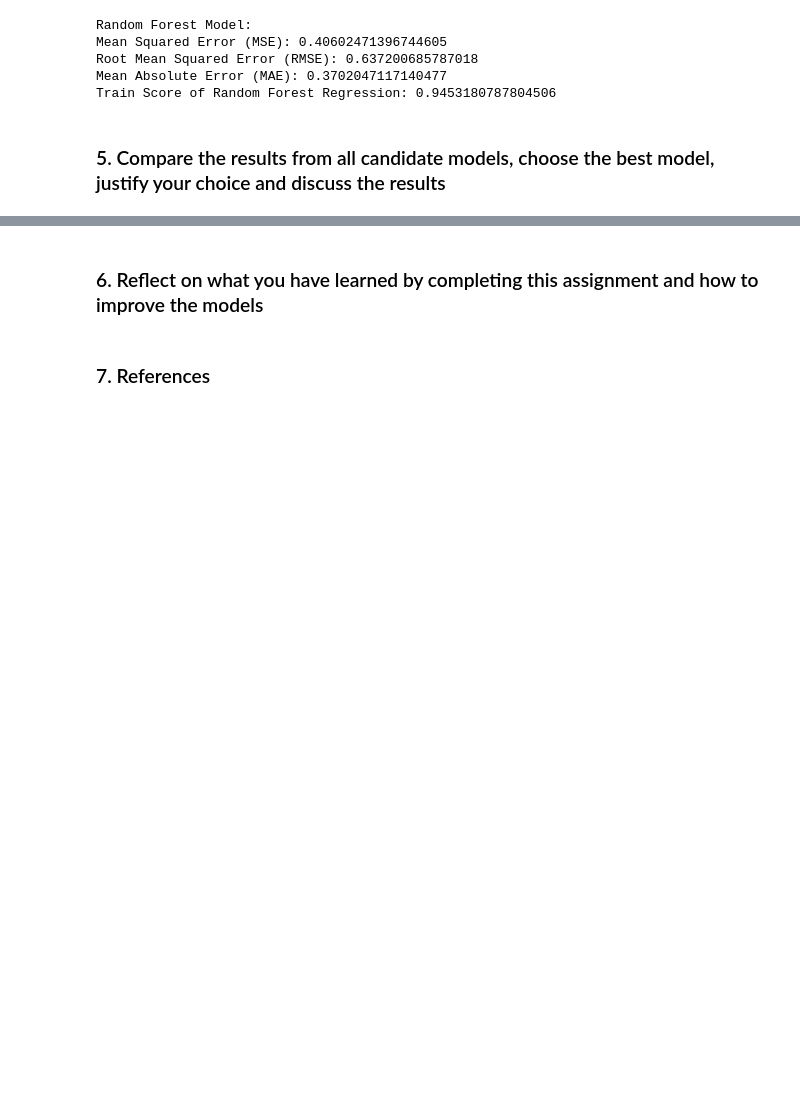
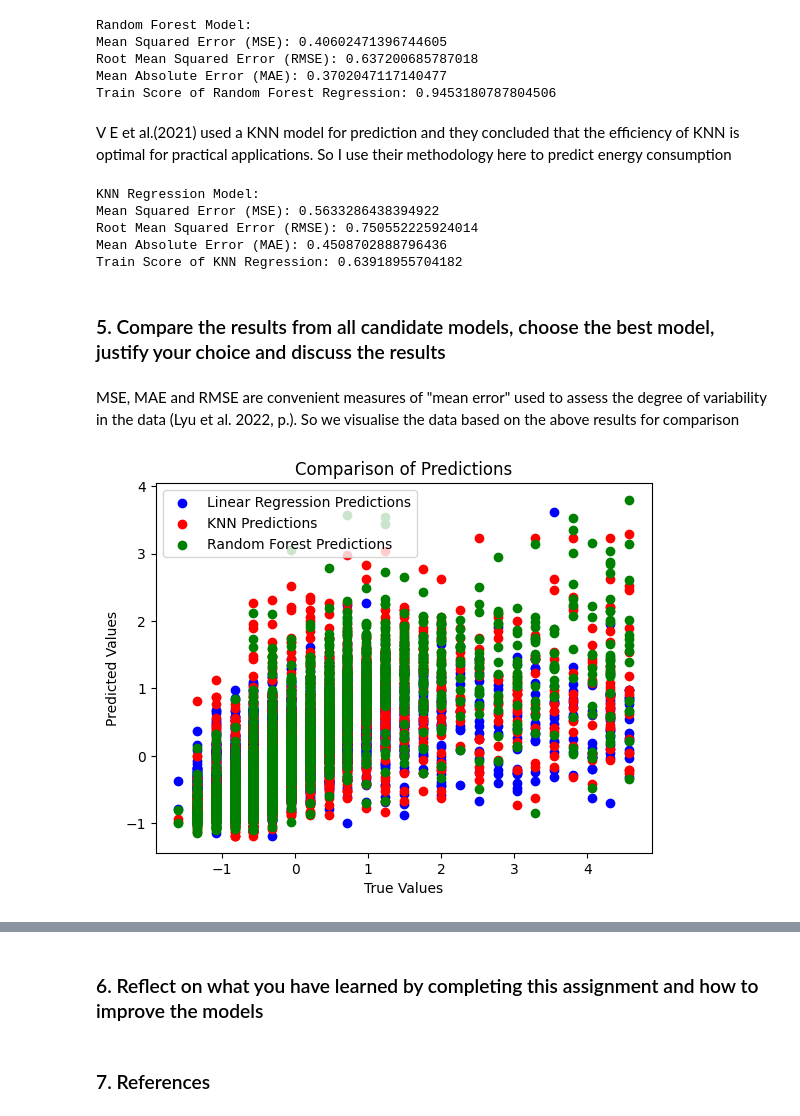
Before and after one commit to yuqingc31/MiningBigData, a Jupyter notebook: assignment1/a1841612_yuqingchen_assign1a.ipynb, the cells around one changed output, grey strips where cells are left out. Drawn from its saved outputs; the diff is of its cells as text; code cells hidden in the pictures; blank space fills up the shorter version.

Commit message:
add comparison and reference

```diff
--- a/assignment1/a1841612_yuqingchen_assign1a.ipynb
+++ b/assignment1/a1841612_yuqingchen_assign1a.ipynb
@@ -380,5 +390,51 @@ Mean Squared Error (MSE): 0.40602471396744605
 Root Mean Squared Error (RMSE): 0.637200685787018
 Mean Absolute Error (MAE): 0.3702047117140477
 Train Score of Random Forest Regression: 0.9453180787804506
+# %% [markdown]
+V E et al.(2021) used a KNN model for prediction and they concluded that the efficiency of KNN is optimal for practical applications. So I use their methodology here to predict energy consumption
+# %%
+from sklearn.neighbors import KNeighborsRegressor
+from sklearn.metrics import mean_squared_error, mean_absolute_error
+
+# 创建并训练KNN模型
+knn_reg = KNeighborsRegressor(n_neighbors=5)
+knn_reg.fit(X_train, y_train)
+
+# 使用模型对测试集进行预测
+y_pred_knn = knn_reg.predict(X_test)
+
+# 计算评估指标
+mse_knn = mean_squared_error(y_test, y_pred_knn)
+rmse_knn = np.sqrt(mse_knn)
+mae_knn = mean_absolute_error(y_test, y_pred_knn)
+knn_train_score = knn_reg.score(X_train, y_train)
+
+# 打印KNN模型的性能指标
+print("KNN Regression Model:")
+print("Mean Squared Error (MSE):", mse_knn)
+print("Root Mean Squared Error (RMSE):", rmse_knn)
+print("Mean Absolute Error (MAE):", mae_knn)
+print("Train Score of KNN Regression:", knn_train_score)
+# %% [output]
+KNN Regression Model:
+Mean Squared Error (MSE): 0.5633286438394922
+Root Mean Squared Error (RMSE): 0.750552225924014
+Mean Absolute Error (MAE): 0.4508702888796436
+Train Score of KNN Regression: 0.63918955704182
 # %% [markdown]
 ### 5. Compare the results from all candidate models, choose the best model, justify your choice and discuss the results
+# %% [markdown]
+MSE, MAE and RMSE are convenient measures of "mean error" used to assess the degree of variability in the data (Lyu et al. 2022, p.). So we visualise the data based on the above results for comparison
+# %%
+plt.scatter(y_test, y_pred_linear, color='blue', label='Linear Regression Predictions')
+plt.scatter(y_test, y_pred_knn, color='red', label='KNN Predictions')
+plt.scatter(y_test, y_pred_rf, color='green', label='Random Forest Predictions')
+
+plt.title("Comparison of Predictions")
+plt.xlabel("True Values")
+plt.ylabel("Predicted Values")
+
+plt.legend()
+plt.show()
+# %% [output]
+[figure, added]
```
Also changed, not shown: parts of 26 cells of this notebook.
